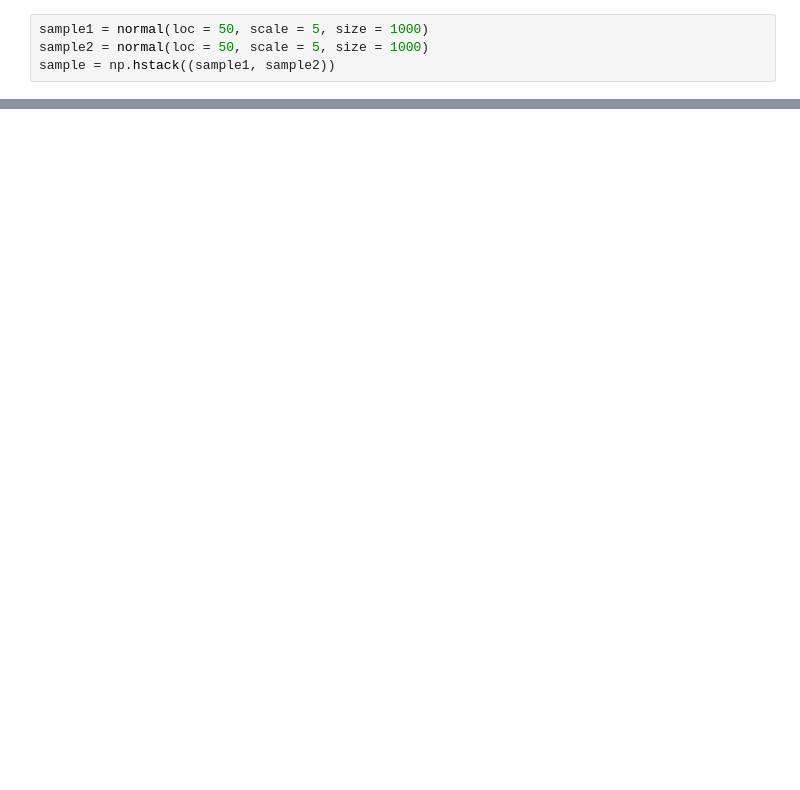
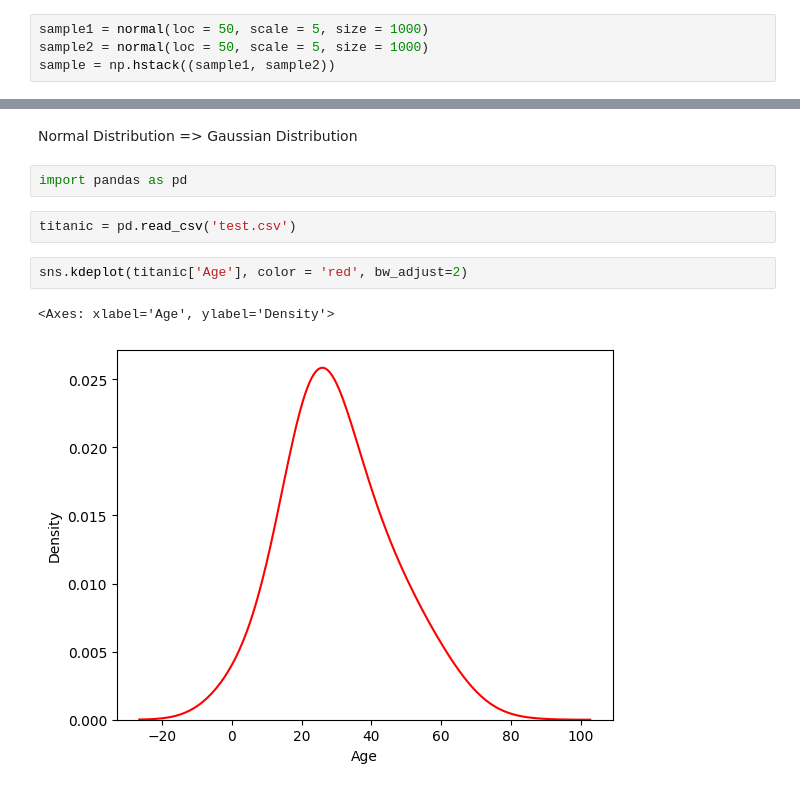
Before and after one commit to mohd-ajlal/PYTHON-For-Data_Analysis, a Jupyter notebook: class18.ipynb, the cells around one changed output, grey strips where cells are left out. Drawn from its saved outputs; the diff is of its cells as text; blank space fills up the shorter version.

```diff
--- a/class18.ipynb
+++ b/class18.ipynb
@@ -51,0 +56,11 @@ sns.kdeplot(sample.reshape(1000), color = 'red', bw_adjust=2)
+# %% [markdown]
+Normal Distribution => Gaussian Distribution
+# %%
+import pandas as pd
+# %%
+titanic = pd.read_csv('test.csv')
+# %%
+sns.kdeplot(titanic['Age'], color = 'red', bw_adjust=2)
+# %% [output]
+<Axes: xlabel='Age', ylabel='Density'>
+[figure, added]
```
Also changed, not shown: parts of 15 cells of this notebook.
